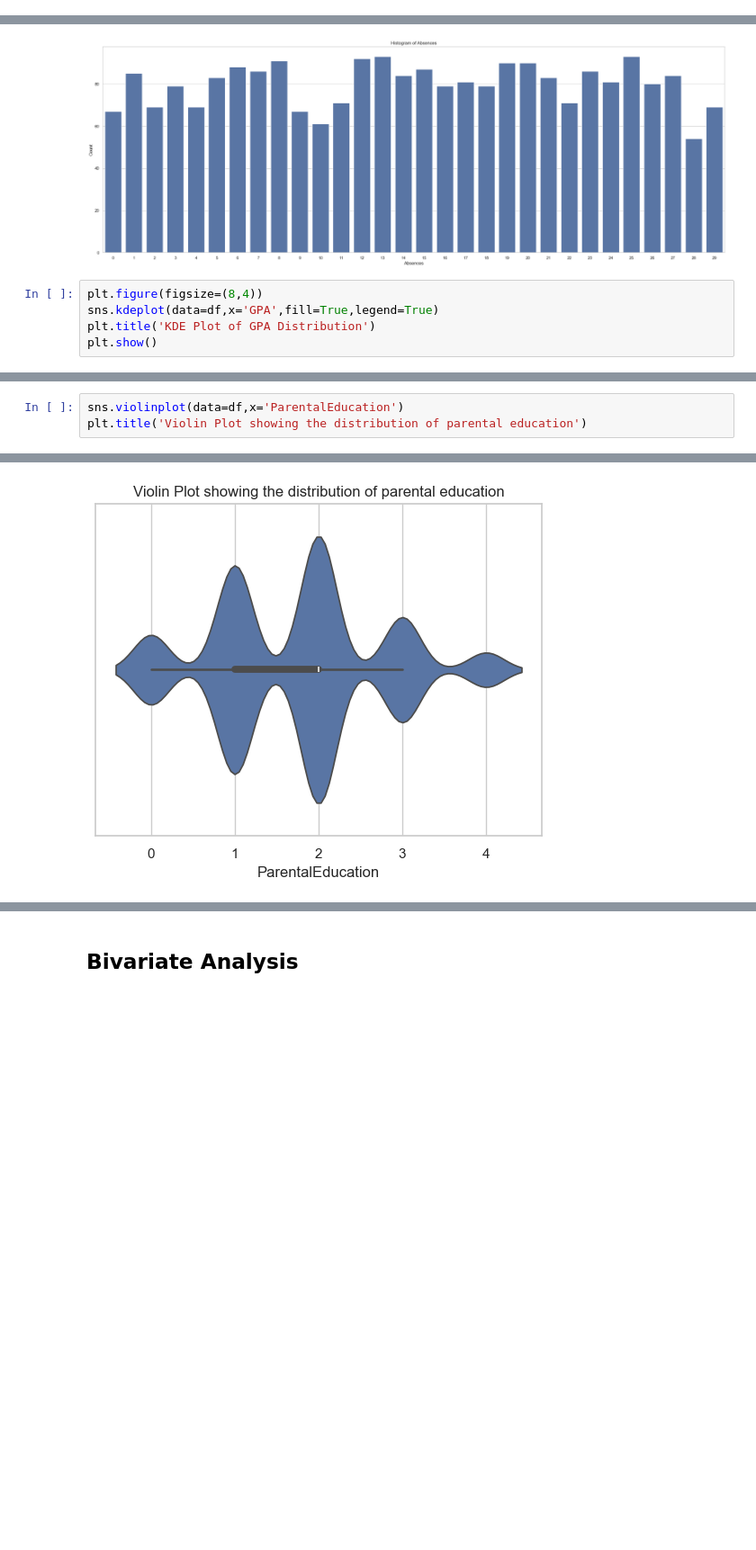
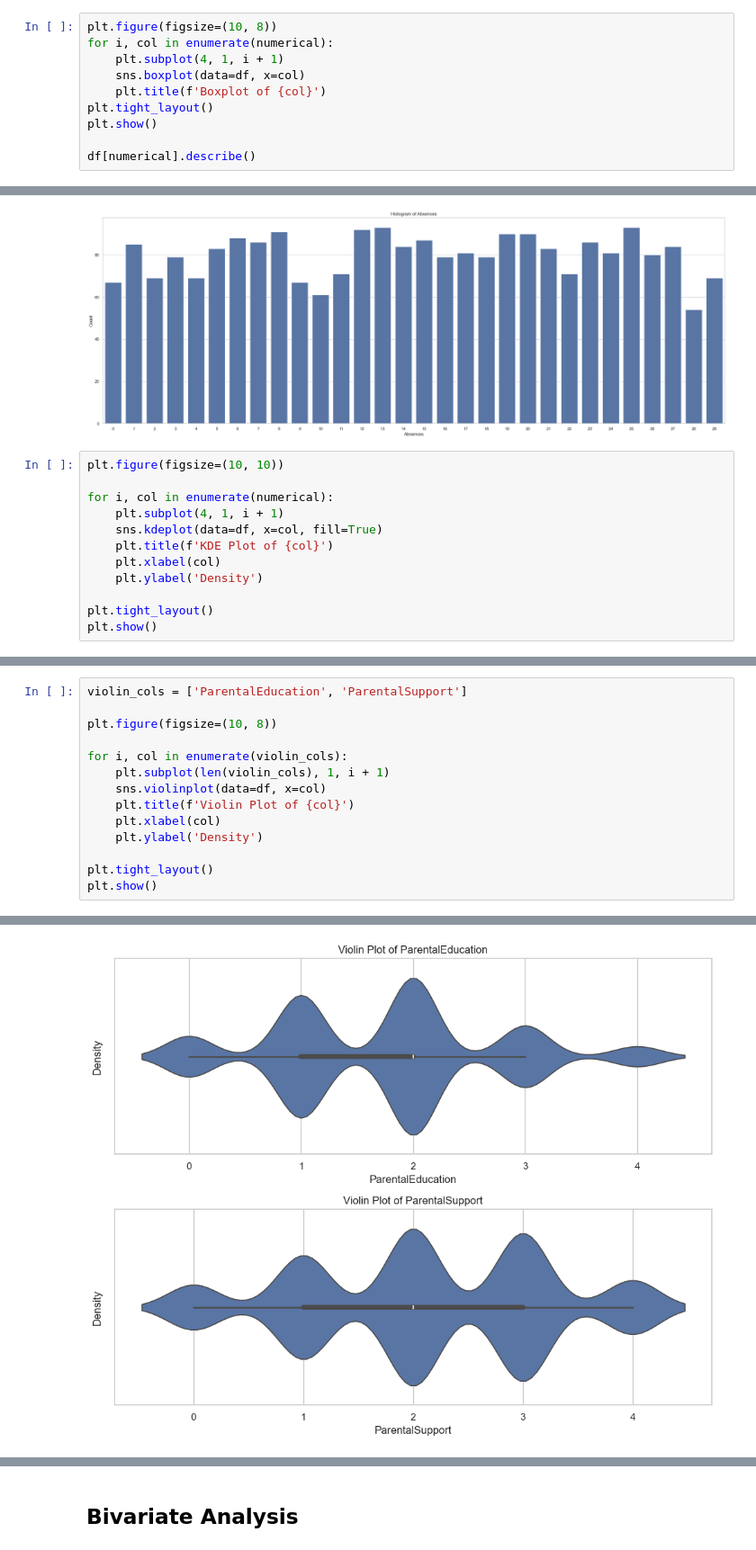
Before and after one commit to CantCode29/MLG382ProjectFolder, a Jupyter notebook: notebooks/BrightAcademyGradeAnalysisAndPredictionNoteBook.ipynb, the cells around one changed output, grey strips where cells are left out. Shown at 90% size. Cells and saved outputs as stored; diff of their text form; blank space fills up the shorter version.

```diff
--- a/notebooks/BrightAcademyGradeAnalysisAndPredictionNoteBook.ipynb
+++ b/notebooks/BrightAcademyGradeAnalysisAndPredictionNoteBook.ipynb
@@ -240,0 +233,10 @@ plt.show()
+# %%
+plt.figure(figsize=(10, 8))
+for i, col in enumerate(numerical):
+    plt.subplot(4, 1, i + 1)
+    sns.boxplot(data=df, x=col)
+    plt.title(f'Boxplot of {col}')
+plt.tight_layout()
+plt.show()
+
+df[numerical].describe()
@@ -248,8 +261,15 @@ plt.ylabel('Count')
 Text(0, 0.5, 'Count')
 [figure]
 # %%
-plt.figure(figsize=(8,4))
-sns.kdeplot(data=df,x='GPA',fill=True,legend=True)
-plt.title('KDE Plot of GPA Distribution')
+plt.figure(figsize=(10, 10))
+
+for i, col in enumerate(numerical):
+    plt.subplot(4, 1, i + 1)
+    sns.kdeplot(data=df, x=col, fill=True)
+    plt.title(f'KDE Plot of {col}')
+    plt.xlabel(col)
+    plt.ylabel('Density')
+
+plt.tight_layout()
 plt.show()
 # %% [output]
@@ -257,4 +277,15 @@ plt.show()
 # %%
-sns.violinplot(data=df,x='ParentalEducation')
-plt.title('Violin Plot showing the distribution of parental education')
+violin_cols = ['ParentalEducation', 'ParentalSupport']
+
+plt.figure(figsize=(10, 8))
+
+for i, col in enumerate(violin_cols):
+    plt.subplot(len(violin_cols), 1, i + 1)
+    sns.violinplot(data=df, x=col)
+    plt.title(f'Violin Plot of {col}')
+    plt.xlabel(col)
+    plt.ylabel('Density')
+
+plt.tight_layout()
+plt.show()
 # %% [output]
@@ -262,2 +292,2 @@ Text(0.5, 1.0, 'Violin Plot showing the distribution of parental education')
-[figure, old version]
+[figure, new version]
 # %%
```
Also changed, not shown: parts of 10 cells of this notebook.
